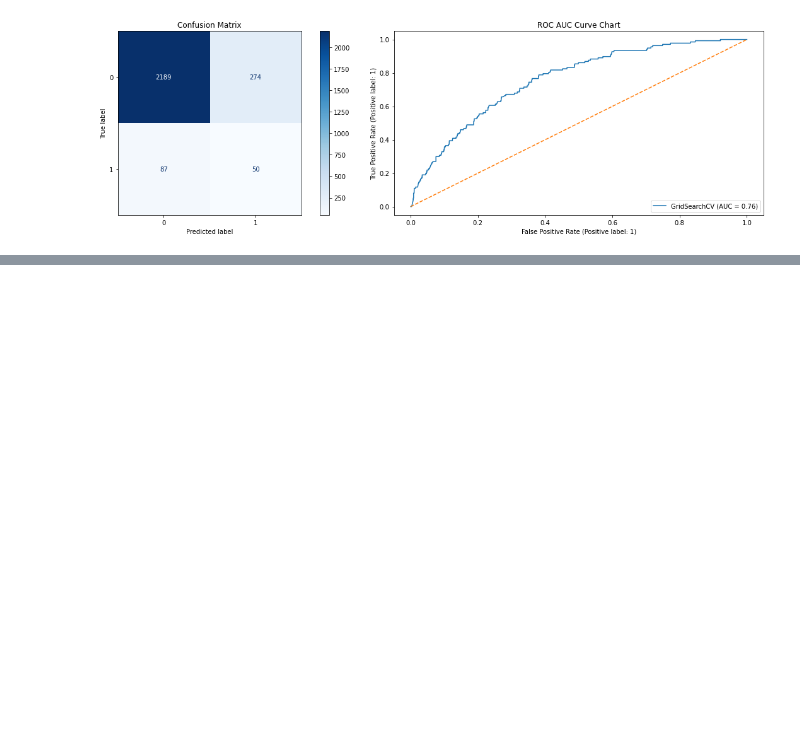
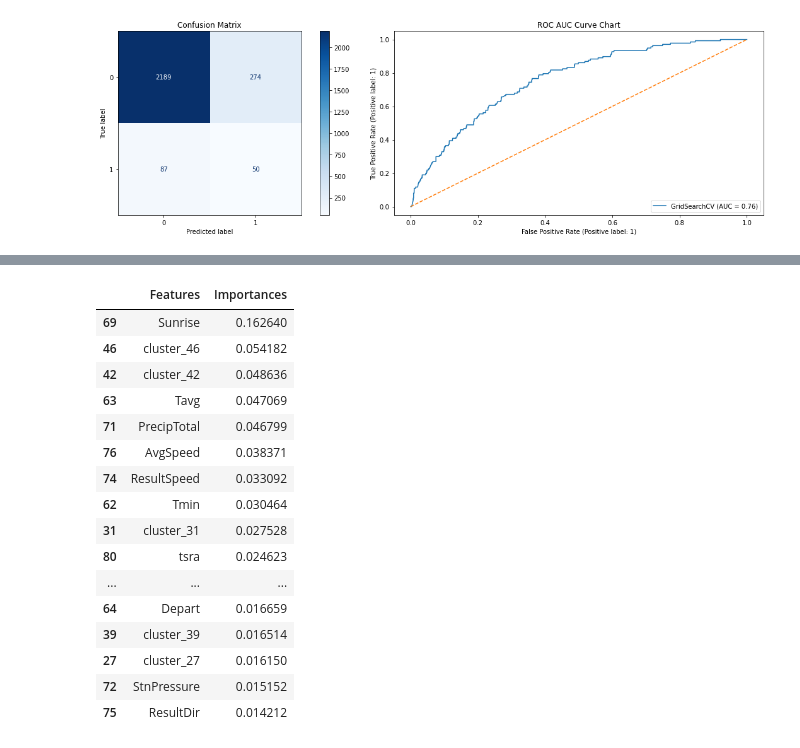
Before and after one commit to rashidi-norhashim/Team-folder, a Jupyter notebook: P4/codes/Project 4 Part 3- Modelling.ipynb, the cells around one changed output, grey strips where cells are left out. Cells and saved outputs as stored; diff of their text form; code cells hidden in the pictures; blank space fills up the shorter version.

```diff
--- a/P4/codes/Project 4 Part 3- Modelling.ipynb
+++ b/P4/codes/Project 4 Part 3- Modelling.ipynb
@@ -554,0 +596,19 @@ In here, we are using xgaboost with no change in input variables. Based on tabul
+# %%
+pipe_xgb_params = {
+        'xgb__gamma': [1],
+        'xgb__learning_rate': [0.3],
+        'xgb__max_depth': [5],
+        'xgb__min_child_weight': [25],
+        'xgb__n_estimators': [50],
+        'xgb__scale_pos_weight': [19],
+        'xgb__subsample': [1]}
+
+pipe_xgb = Pipeline([
+                    ('xgb',XGBClassifier(
+                        objective='binary:logistic',
+                        verbosity=1,
+                        n_jobs=-1,
+                        random_state=42,
+                        eval_metric='auc',
+                        use_label_encoder =False)),
+                    ])
@@ -554,0 +675,28 @@ In here, we are using xgaboost with no change in input variables. Based on tabul
+# %%
+# create table to show the predictors with the highest importance (i.e. strongest predictors of the presence of WNV)
+feature_names = X.columns
+coefficients = pd.DataFrame(np.squeeze(gs_xgb.best_estimator_.named_steps["xgb"].feature_importances_),
+                            columns=['Importances'])
+
+features = pd.DataFrame(np.squeeze(feature_names), columns=['Features'])
+df = pd.concat([features, coefficients], axis='columns').sort_values('Importances', ascending=False)
+
+df.head(20)
+# %% [output]
+|  | Features | Importances |
+| 69 | Sunrise | 0.162640 |
+| 46 | cluster_46 | 0.054182 |
+| 42 | cluster_42 | 0.048636 |
+| 63 | Tavg | 0.047069 |
+| 71 | PrecipTotal | 0.046799 |
+| 76 | AvgSpeed | 0.038371 |
+| 74 | ResultSpeed | 0.033092 |
+| 62 | Tmin | 0.030464 |
+| 31 | cluster_31 | 0.027528 |
+| 80 | tsra | 0.024623 |
+| ... | ... | ... |
+| 64 | Depart | 0.016659 |
+| 39 | cluster_39 | 0.016514 |
+| 27 | cluster_27 | 0.016150 |
+| 72 | StnPressure | 0.015152 |
+| 75 | ResultDir | 0.014212 |
```
Also changed, not shown: parts of 9 cells of this notebook.
